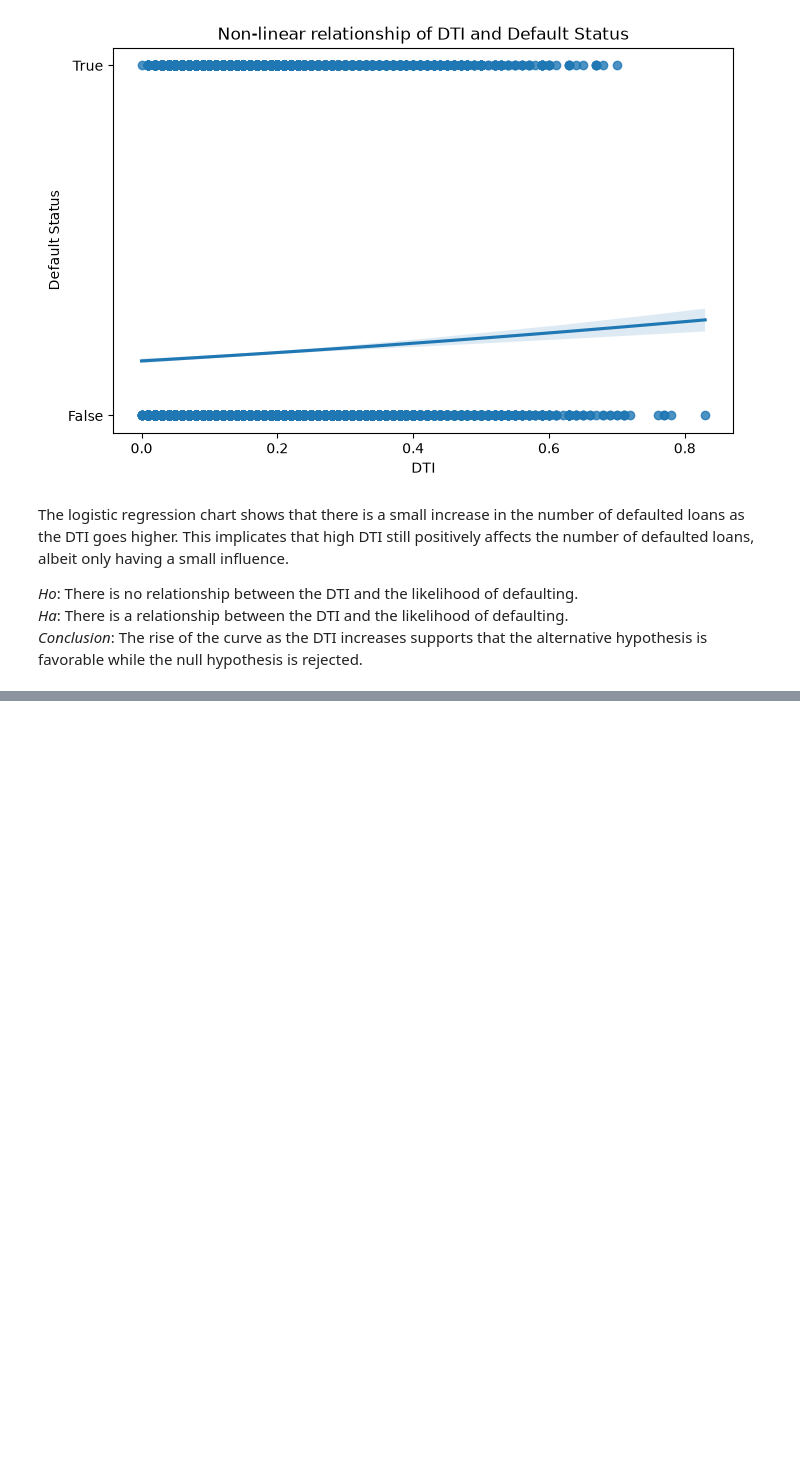
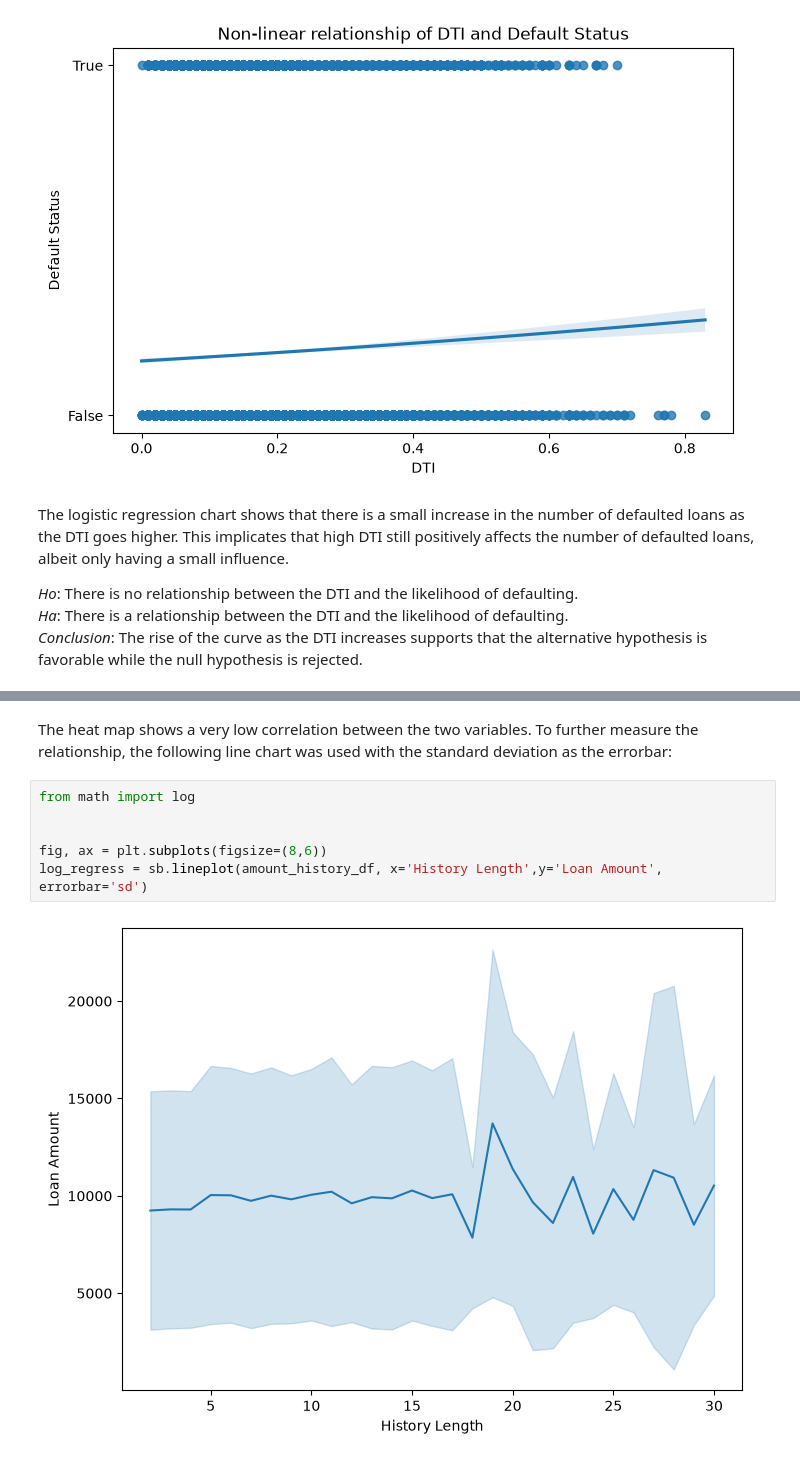
Before and after one commit to Lastlight10/credit_load_risk_data_analysis, a Jupyter notebook: 2_data_analysis_exploration.ipynb, the cells around one changed output, grey strips where cells are left out. Cells and saved outputs as stored; diff of their text form; blank space fills up the shorter version.

```diff
--- a/2_data_analysis_exploration.ipynb
+++ b/2_data_analysis_exploration.ipynb
@@ -1022,0 +1199,10 @@ The logistic regression chart shows that there is a small increase in the number
+# %% [markdown]
+The heat map shows a very low correlation between the two variables. To further measure the relationship, the following line chart was used with the standard deviation as the errorbar:
+# %%
+from math import log
+
+
+fig, ax = plt.subplots(figsize=(8,6))
+log_regress = sb.lineplot(amount_history_df, x='History Length',y='Loan Amount', errorbar='sd')
+# %% [output]
+[figure, added]
```
Also changed, not shown: parts of 12 cells of this notebook.
